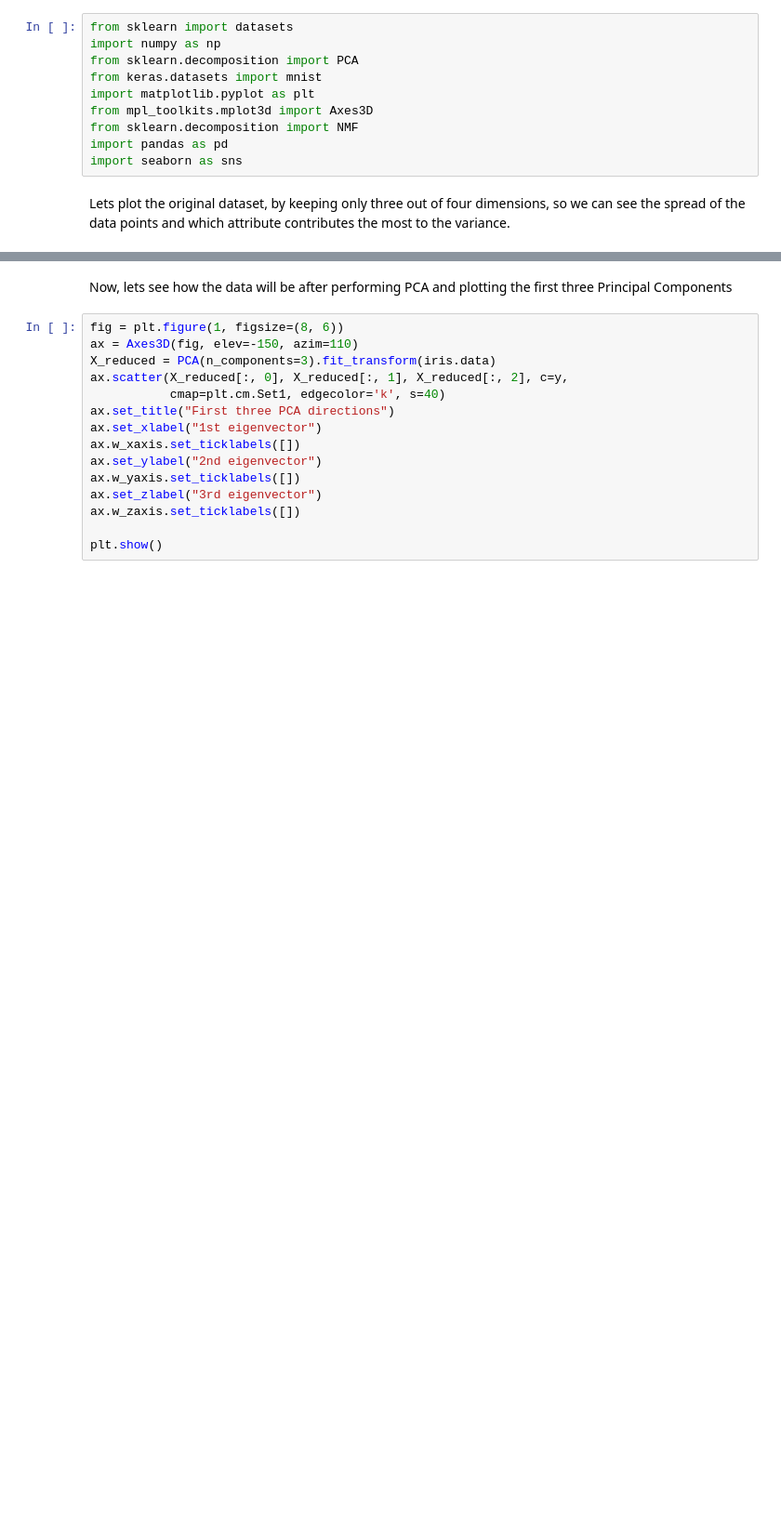
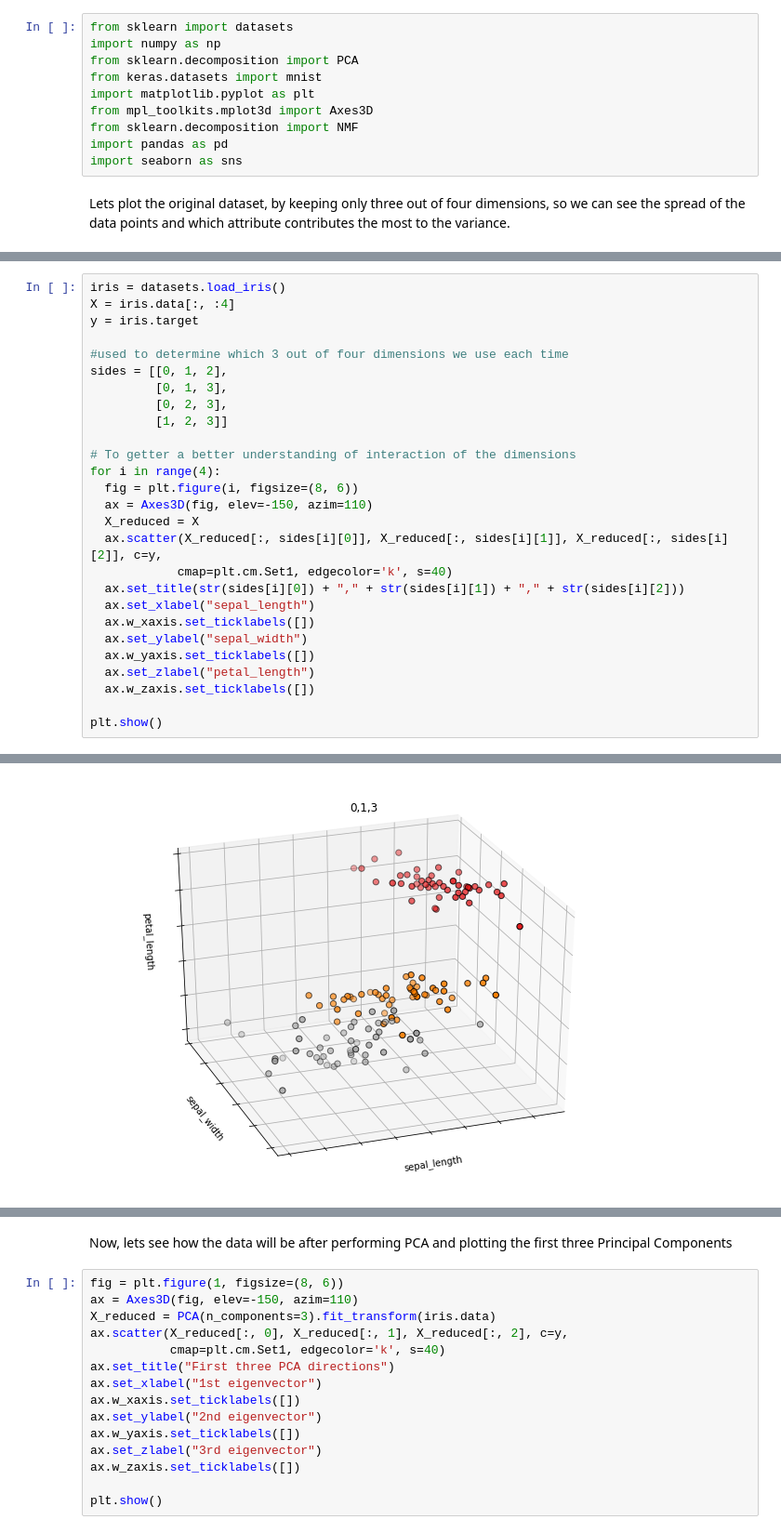
Before and after one commit to intelligence-csd-auth-gr/Interpretable-Unsupervised-Learning, a Jupyter notebook: PCA_practice.ipynb, the cells around one changed output, grey strips where cells are left out. Shown at 93% size. Drawn from its saved outputs; the diff is of its cells as text; blank space fills up the shorter version.

```diff
--- a/PCA_practice .ipynb
+++ b/PCA_practice.ipynb
@@ -77,0 +13,28 @@ plt.show()
+# %%
+iris = datasets.load_iris()
+X = iris.data[:, :4]
+y = iris.target
+
+#used to determine which 3 out of four dimensions we use each time
+sides = [[0, 1, 2],
+         [0, 1, 3],
+         [0, 2, 3],
+         [1, 2, 3]]
+
+# To getter a better understanding of interaction of the dimensions
+for i in range(4):
+  fig = plt.figure(i, figsize=(8, 6))
+  ax = Axes3D(fig, elev=-150, azim=110)
+  X_reduced = X
+  ax.scatter(X_reduced[:, sides[i][0]], X_reduced[:, sides[i][1]], X_reduced[:, sides[i][2]], c=y,
+            cmap=plt.cm.Set1, edgecolor='k', s=40)
+  ax.set_title(str(sides[i][0]) + "," + str(sides[i][1]) + "," + str(sides[i][2]))
+  ax.set_xlabel("sepal_length")
+  ax.w_xaxis.set_ticklabels([])
+  ax.set_ylabel("sepal_width")
+  ax.w_yaxis.set_ticklabels([])
+  ax.set_zlabel("petal_length")
+  ax.w_zaxis.set_ticklabels([])
+
+plt.show()
+# %% [output]
@@ -77,0 +42 @@ plt.show()
+[figure, added]
```
Also changed, not shown: parts of 2 cells of this notebook.
